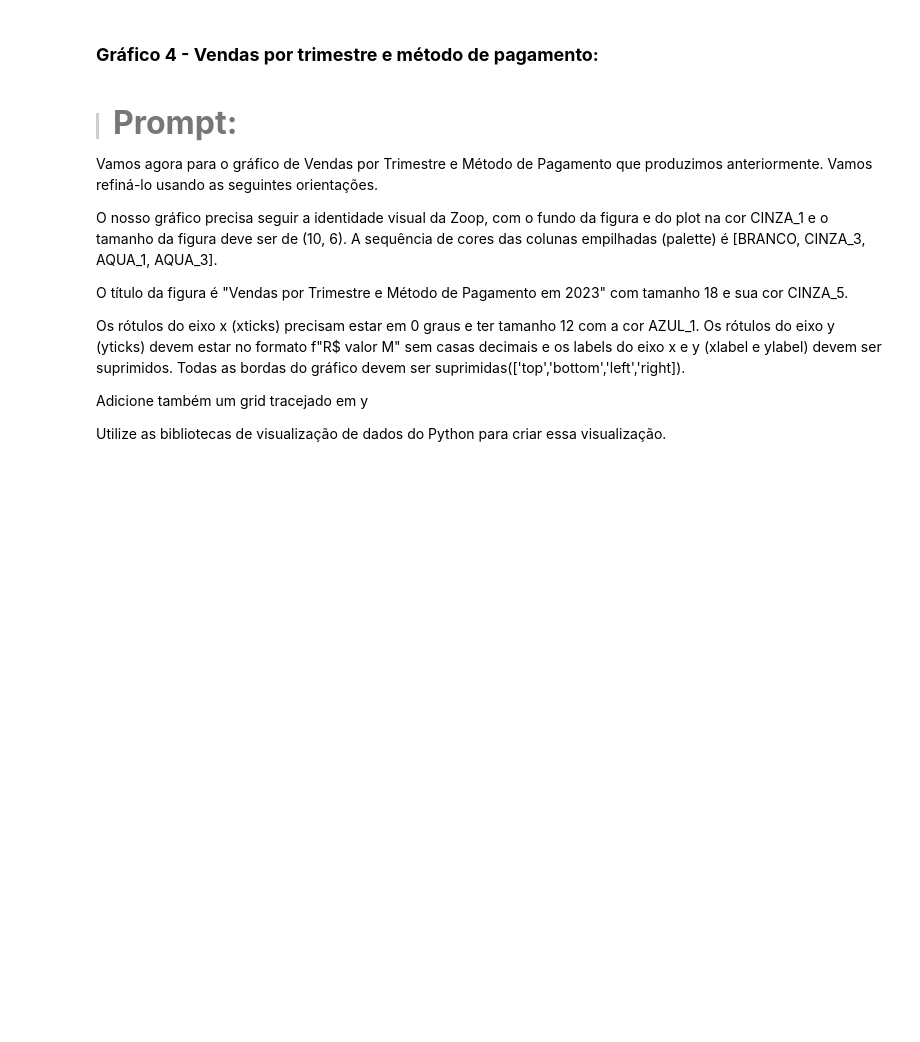
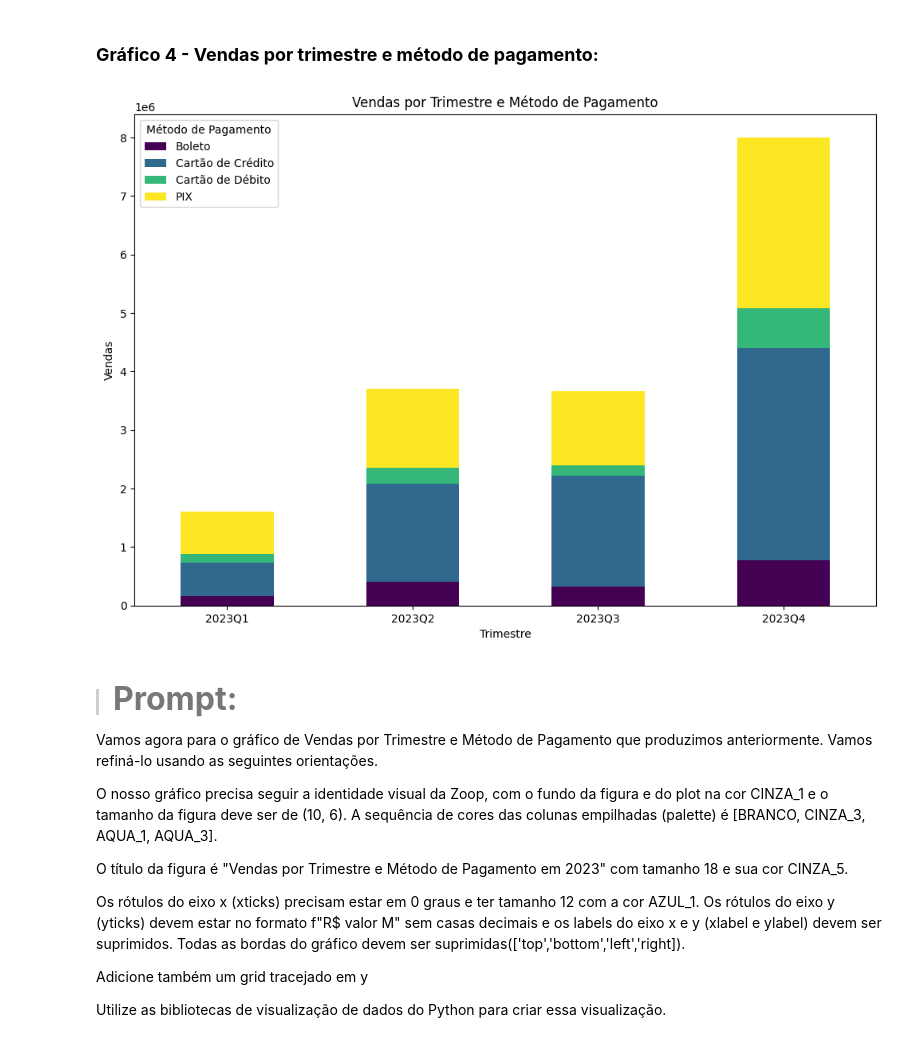
Before and after one commit to Enoque12/Projecto_Inicial_IA_Aplicada_na_Ciencia_de_Dados, a Jupyter notebook: Projeto_Inicial_IA_aplicada_a_Data_Science.ipynb, the cells around one changed output. Drawn from its saved outputs; the diff is of its cells as text; code cells hidden in the pictures; blank space fills up the shorter version.

```diff
--- a/Projeto_Inicial_IA_aplicada_a_Data_Science.ipynb
+++ b/Projeto_Inicial_IA_aplicada_a_Data_Science.ipynb
@@ -1521,28 +1591,26 @@ Já chegamos a praticamente metade dos gráficos refinados. Agora, vamos neste t
 # %% [markdown]
 ### **Gráfico 4 - Vendas por trimestre e método de pagamento:**
 # %%
-import pandas as pd
-import matplotlib.pyplot as plt
-
-# Supondo que você tenha o DataFrame "df" carregado
-
 # Converter a coluna 'data' para o formato datetime, se ainda não estiver
 df['data'] = pd.to_datetime(df['data'])
 
 # Criar uma nova coluna para identificar o trimestre
 df['trimestre'] = df['data'].dt.to_period('Q')
 
 # Agrupar por trimestre e método de pagamento, somando o faturamento
 vendas_por_trimestre = df.groupby(['trimestre', 'metodo_pagamento'])['faturamento'].sum().unstack()
 
 # Visualização em gráfico de barras empilhadas
 vendas_por_trimestre.plot(kind='bar', stacked=True, figsize=(12, 8), colormap='viridis')
 plt.title('Vendas por Trimestre e Método de Pagamento')
 plt.xlabel('Trimestre')
 plt.ylabel('Vendas')
 plt.legend(title='Método de Pagamento')
+plt.xticks(rotation=0)
 
 plt.show()
+# %% [output]
+[figure, added]
 # %% [markdown]
 > #### <strong><font color="7b71ff" size =6>Prompt:</font></strong>
 
```
Also changed, not shown: parts of 9 cells of this notebook.
